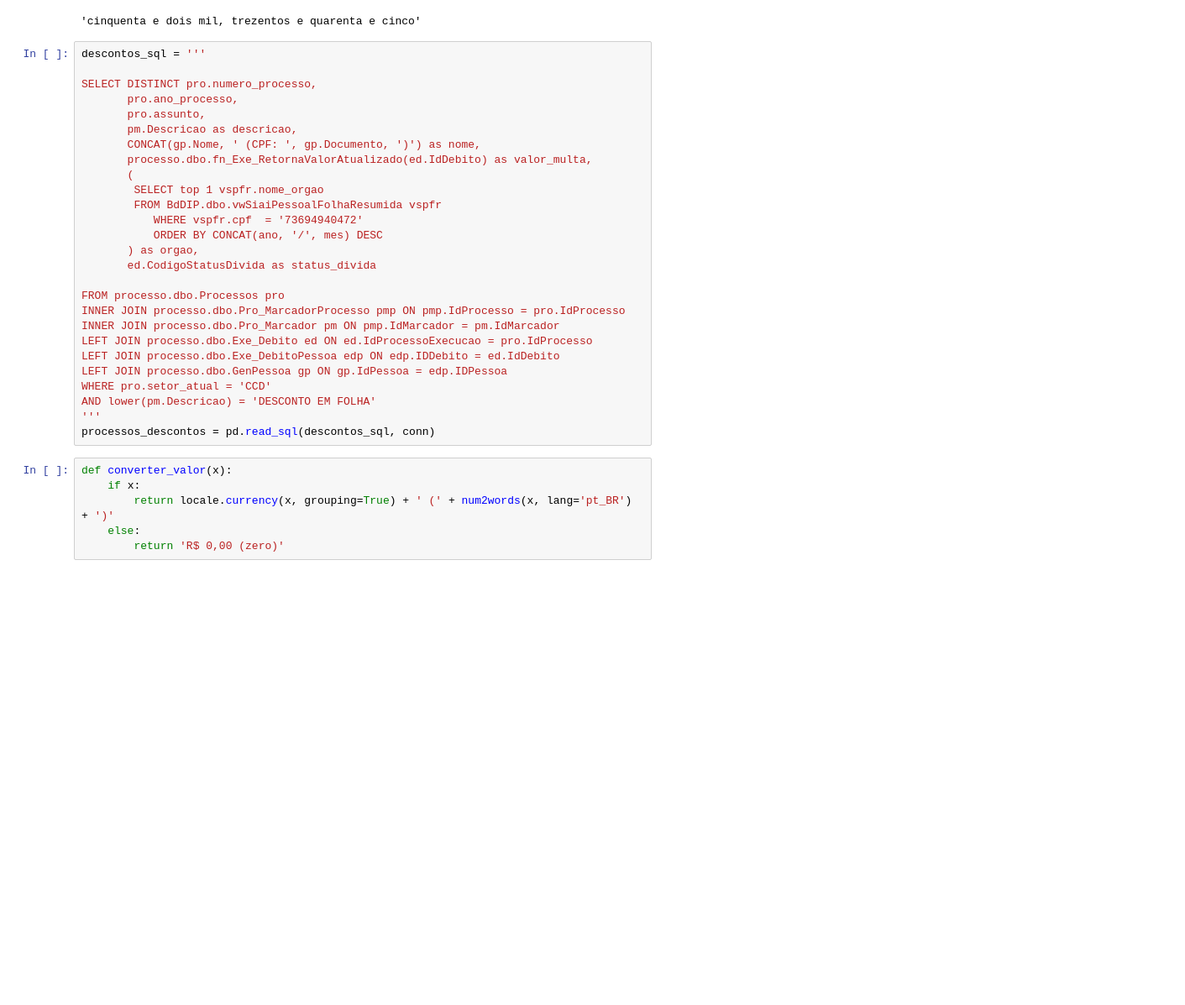
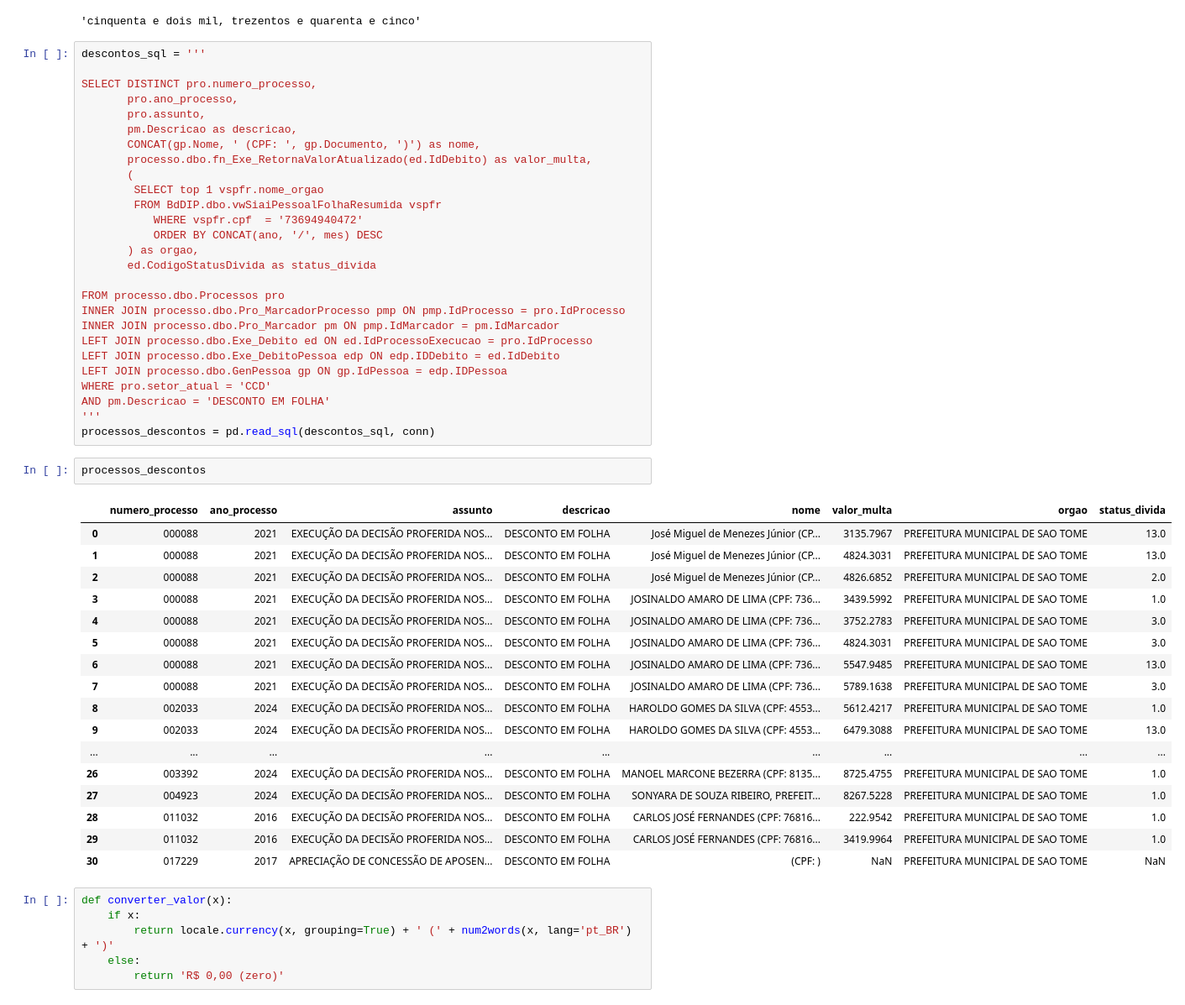
Before and after one commit to eduardoplima/ccd, a Jupyter notebook: scripts/desconto_folha_batch.ipynb, the cells around one changed output. Shown at 84% size. Saved outputs shown, nothing was run; the diff lists cells and outputs as text; blank space fills up the shorter version.

```diff
--- a/scripts/desconto_folha_batch.ipynb
+++ b/scripts/desconto_folha_batch.ipynb
@@ -45,9 +45,29 @@ LEFT JOIN processo.dbo.Exe_Debito ed ON ed.IdProcessoExecucao = pro.IdProcesso
 LEFT JOIN processo.dbo.Exe_DebitoPessoa edp ON edp.IDDebito = ed.IdDebito
 LEFT JOIN processo.dbo.GenPessoa gp ON gp.IdPessoa = edp.IDPessoa
 WHERE pro.setor_atual = 'CCD'
-AND lower(pm.Descricao) = 'DESCONTO EM FOLHA'
+AND pm.Descricao = 'DESCONTO EM FOLHA'
 '''
 processos_descontos = pd.read_sql(descontos_sql, conn)
+# %%
+processos_descontos
+# %% [output]
+|  | numero_processo | ano_processo | assunto | descricao | nome | valor_multa | orgao | status_divida |
+| 0 | 000088 | 2021 | EXECUÇÃO DA DECISÃO PROFERIDA NOS... | DESCONTO EM FOLHA | José Miguel de Menezes Júnior (CP... | 3135.7967 | PREFEITURA MUNICIPAL DE SAO TOME | 13.0 |
+| 1 | 000088 | 2021 | EXECUÇÃO DA DECISÃO PROFERIDA NOS... | DESCONTO EM FOLHA | José Miguel de Menezes Júnior (CP... | 4824.3031 | PREFEITURA MUNICIPAL DE SAO TOME | 13.0 |
+| 2 | 000088 | 2021 | EXECUÇÃO DA DECISÃO PROFERIDA NOS... | DESCONTO EM FOLHA | José Miguel de Menezes Júnior (CP... | 4826.6852 | PREFEITURA MUNICIPAL DE SAO TOME | 2.0 |
+| 3 | 000088 | 2021 | EXECUÇÃO DA DECISÃO PROFERIDA NOS... | DESCONTO EM FOLHA | JOSINALDO AMARO DE LIMA (CPF: 736... | 3439.5992 | PREFEITURA MUNICIPAL DE SAO TOME | 1.0 |
+| 4 | 000088 | 2021 | EXECUÇÃO DA DECISÃO PROFERIDA NOS... | DESCONTO EM FOLHA | JOSINALDO AMARO DE LIMA (CPF: 736... | 3752.2783 | PREFEITURA MUNICIPAL DE SAO TOME | 3.0 |
+| 5 | 000088 | 2021 | EXECUÇÃO DA DECISÃO PROFERIDA NOS... | DESCONTO EM FOLHA | JOSINALDO AMARO DE LIMA (CPF: 736... | 4824.3031 | PREFEITURA MUNICIPAL DE SAO TOME | 3.0 |
+| 6 | 000088 | 2021 | EXECUÇÃO DA DECISÃO PROFERIDA NOS... | DESCONTO EM FOLHA | JOSINALDO AMARO DE LIMA (CPF: 736... | 5547.9485 | PREFEITURA MUNICIPAL DE SAO TOME | 13.0 |
+| 7 | 000088 | 2021 | EXECUÇÃO DA DECISÃO PROFERIDA NOS... | DESCONTO EM FOLHA | JOSINALDO AMARO DE LIMA (CPF: 736... | 5789.1638 | PREFEITURA MUNICIPAL DE SAO TOME | 3.0 |
+| 8 | 002033 | 2024 | EXECUÇÃO DA DECISÃO PROFERIDA NOS... | DESCONTO EM FOLHA | HAROLDO GOMES DA SILVA (CPF: 4553... | 5612.4217 | PREFEITURA MUNICIPAL DE SAO TOME | 1.0 |
+| 9 | 002033 | 2024 | EXECUÇÃO DA DECISÃO PROFERIDA NOS... | DESCONTO EM FOLHA | HAROLDO GOMES DA SILVA (CPF: 4553... | 6479.3088 | PREFEITURA MUNICIPAL DE SAO TOME | 13.0 |
+| ... | ... | ... | ... | ... | ... | ... | ... | ... |
+| 26 | 003392 | 2024 | EXECUÇÃO DA DECISÃO PROFERIDA NOS... | DESCONTO EM FOLHA | MANOEL MARCONE BEZERRA (CPF: 8135... | 8725.4755 | PREFEITURA MUNICIPAL DE SAO TOME | 1.0 |
+| 27 | 004923 | 2024 | EXECUÇÃO DA DECISÃO PROFERIDA NOS... | DESCONTO EM FOLHA | SONYARA DE SOUZA RIBEIRO, PREFEIT... | 8267.5228 | PREFEITURA MUNICIPAL DE SAO TOME | 1.0 |
+| 28 | 011032 | 2016 | EXECUÇÃO DA DECISÃO PROFERIDA NOS... | DESCONTO EM FOLHA | CARLOS JOSÉ FERNANDES (CPF: 76816... | 222.9542 | PREFEITURA MUNICIPAL DE SAO TOME | 1.0 |
+| 29 | 011032 | 2016 | EXECUÇÃO DA DECISÃO PROFERIDA NOS... | DESCONTO EM FOLHA | CARLOS JOSÉ FERNANDES (CPF: 76816... | 3419.9964 | PREFEITURA MUNICIPAL DE SAO TOME | 1.0 |
+| 30 | 017229 | 2017 | APRECIAÇÃO DE CONCESSÃO DE APOSEN... | DESCONTO EM FOLHA | (CPF: ) | NaN | PREFEITURA MUNICIPAL DE SAO TOME | NaN |
 # %%
 def converter_valor(x):
     if x:
```
Also changed, not shown: 3 other files.
